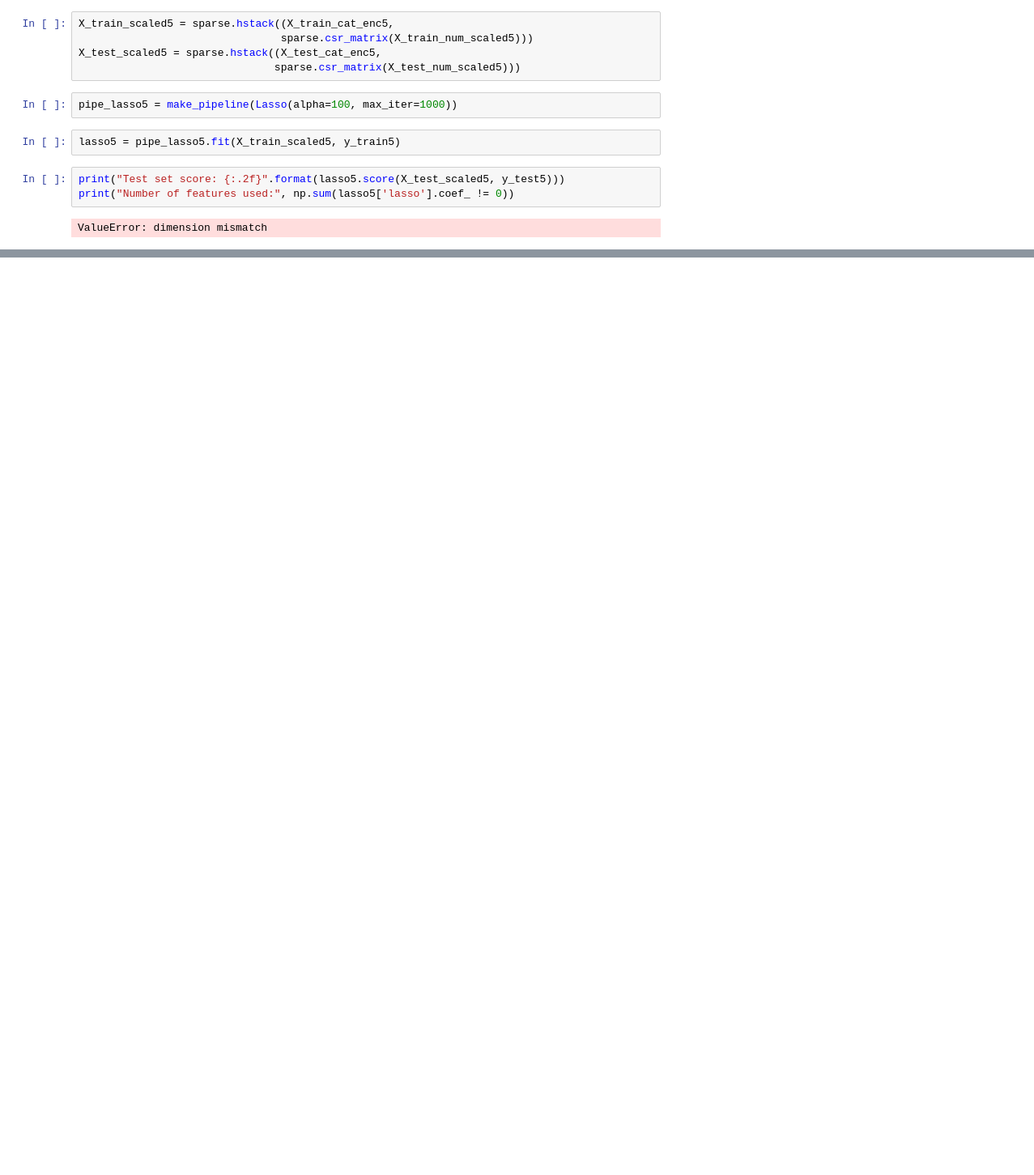
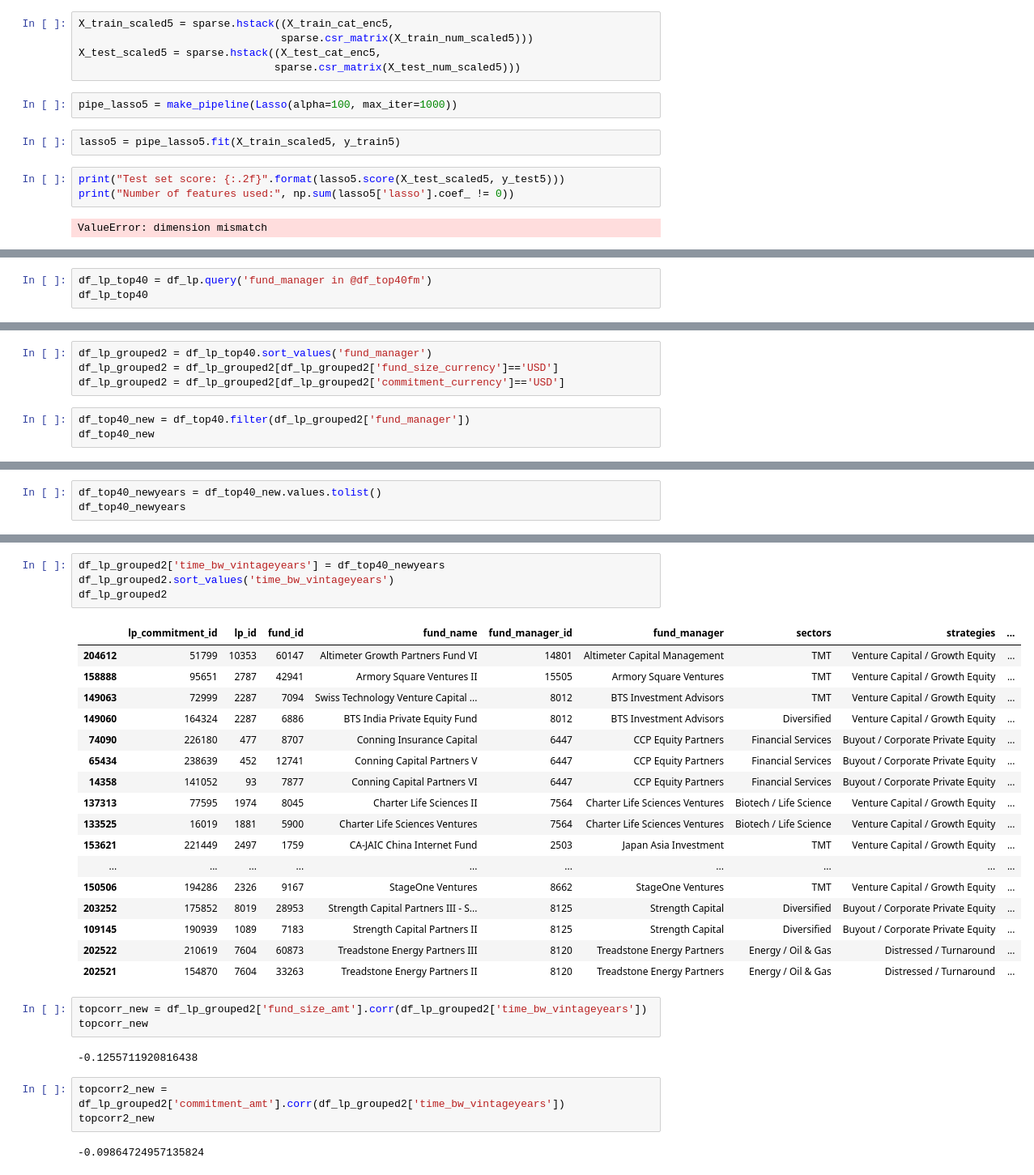
Before and after one commit to anjanaiyer/svb_practicum, a Jupyter notebook: buyouts/buyouts_classification_test.ipynb, the cells around one changed output, grey strips where cells are left out. Shown at 81% size. Drawn from its saved outputs; the diff is of its cells as text; blank space fills up the shorter version.

Commit message:
time difference test lp

```diff
--- a/buyouts/buyouts_classification_test.ipynb
+++ b/buyouts/buyouts_classification_test.ipynb
@@ -439,0 +851,3 @@ ValueError: dimension mismatch
+# %%
+df_lp_top40 = df_lp.query('fund_manager in @df_top40fm')
+df_lp_top40
@@ -439,0 +868,7 @@ ValueError: dimension mismatch
+# %%
+df_lp_grouped2 = df_lp_top40.sort_values('fund_manager')
+df_lp_grouped2 = df_lp_grouped2[df_lp_grouped2['fund_size_currency']=='USD']
+df_lp_grouped2 = df_lp_grouped2[df_lp_grouped2['commitment_currency']=='USD']
+# %%
+df_top40_new = df_top40.filter(df_lp_grouped2['fund_manager'])
+df_top40_new
@@ -439,0 +914,3 @@ ValueError: dimension mismatch
+# %%
+df_top40_newyears = df_top40_new.values.tolist()
+df_top40_newyears
@@ -439,0 +935,32 @@ ValueError: dimension mismatch
+# %%
+df_lp_grouped2['time_bw_vintageyears'] = df_top40_newyears
+df_lp_grouped2.sort_values('time_bw_vintageyears')
+df_lp_grouped2
+# %% [output]
+|  | lp_commitment_id | lp_id | fund_id | fund_name | fund_manager_id | fund_manager | sectors | strategies | ... |
+| 204612 | 51799 | 10353 | 60147 | Altimeter Growth Partners Fund VI | 14801 | Altimeter Capital Management | TMT | Venture Capital / Growth Equity | ... |
+| 158888 | 95651 | 2787 | 42941 | Armory Square Ventures II | 15505 | Armory Square Ventures | TMT | Venture Capital / Growth Equity | ... |
+| 149063 | 72999 | 2287 | 7094 | Swiss Technology Venture Capital ... | 8012 | BTS Investment Advisors | TMT | Venture Capital / Growth Equity | ... |
+| 149060 | 164324 | 2287 | 6886 | BTS India Private Equity Fund | 8012 | BTS Investment Advisors | Diversified | Venture Capital / Growth Equity | ... |
+| 74090 | 226180 | 477 | 8707 | Conning Insurance Capital | 6447 | CCP Equity Partners | Financial Services | Buyout / Corporate Private Equity | ... |
+| 65434 | 238639 | 452 | 12741 | Conning Capital Partners V | 6447 | CCP Equity Partners | Financial Services | Buyout / Corporate Private Equity | ... |
+| 14358 | 141052 | 93 | 7877 | Conning Capital Partners VI | 6447 | CCP Equity Partners | Financial Services | Buyout / Corporate Private Equity | ... |
+| 137313 | 77595 | 1974 | 8045 | Charter Life Sciences II | 7564 | Charter Life Sciences Ventures | Biotech / Life Science | Venture Capital / Growth Equity | ... |
+| 133525 | 16019 | 1881 | 5900 | Charter Life Sciences Ventures | 7564 | Charter Life Sciences Ventures | Biotech / Life Science | Venture Capital / Growth Equity | ... |
+| 153621 | 221449 | 2497 | 1759 | CA-JAIC China Internet Fund | 2503 | Japan Asia Investment | TMT | Venture Capital / Growth Equity | ... |
+| ... | ... | ... | ... | ... | ... | ... | ... | ... | ... |
+| 150506 | 194286 | 2326 | 9167 | StageOne Ventures | 8662 | StageOne Ventures | TMT | Venture Capital / Growth Equity | ... |
+| 203252 | 175852 | 8019 | 28953 | Strength Capital Partners III - S... | 8125 | Strength Capital | Diversified | Buyout / Corporate Private Equity | ... |
+| 109145 | 190939 | 1089 | 7183 | Strength Capital Partners II | 8125 | Strength Capital | Diversified | Buyout / Corporate Private Equity | ... |
+| 202522 | 210619 | 7604 | 60873 | Treadstone Energy Partners III | 8120 | Treadstone Energy Partners | Energy / Oil & Gas | Distressed / Turnaround | ... |
+| 202521 | 154870 | 7604 | 33263 | Treadstone Energy Partners II | 8120 | Treadstone Energy Partners | Energy / Oil & Gas | Distressed / Turnaround | ... |
+# %%
+topcorr_new = df_lp_grouped2['fund_size_amt'].corr(df_lp_grouped2['time_bw_vintageyears'])
+topcorr_new
+# %% [output]
+-0.1255711920816438
+# %%
+topcorr2_new = df_lp_grouped2['commitment_amt'].corr(df_lp_grouped2['time_bw_vintageyears'])
+topcorr2_new
+# %% [output]
+-0.09864724957135824
```
Also changed, not shown: parts of 75 cells of this notebook, 2 other files.
